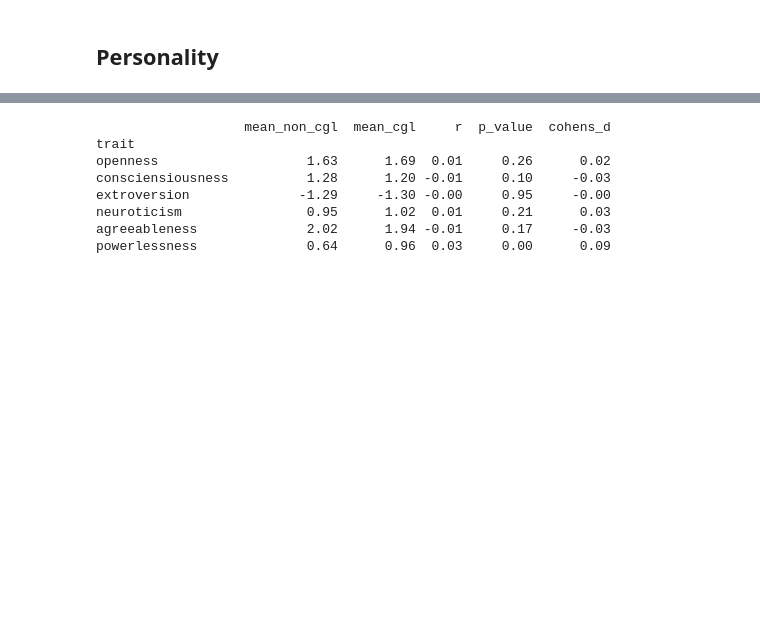
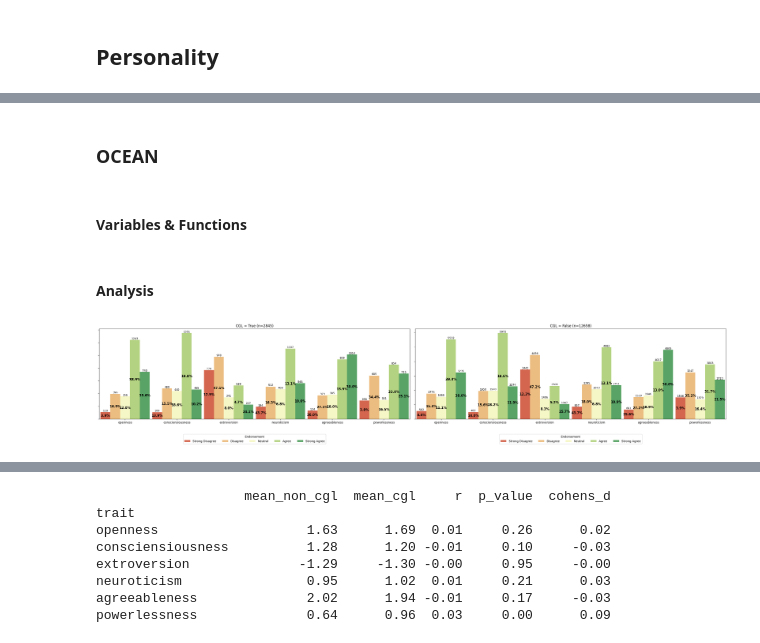
Before and after one commit to darknet-doll/BKS_survey, a Jupyter notebook: 1a_CGL_EDA.ipynb, the cells around one changed output, grey strips where cells are left out. Drawn from its saved outputs; the diff is of its cells as text; code cells hidden in the pictures; blank space fills up the shorter version.

Commit message:
Updating OCEAN EDA & organizing sections

```diff
--- a/1a_CGL_EDA.ipynb
+++ b/1a_CGL_EDA.ipynb
@@ -796,0 +701,4 @@ openness  consciensiousness  extroversion  neuroticism  agreeableness  powerless
+# %% [markdown]
+### OCEAN
+# %% [markdown]
+#### Variables & Functions
@@ -796,0 +732,57 @@ openness  consciensiousness  extroversion  neuroticism  agreeableness  powerless
+# %% [markdown]
+#### Analysis
+# %%
+fig, axes = plt.subplots(1, 2, figsize=(30, 6))
+
+for idx, (cgl_flag, ax) in enumerate([(True, axes[0]), (False, axes[1])]):
+    subset = df[df['cgl_flag'] == cgl_flag]
+    bucket_data = []
+
+    for trait in ocean_cols:
+        trait_data = subset[trait].dropna()
+
+        for score in trait_data:
+            bucket = expanded_bucket_score(score)
+            bucket_data.append({'trait': trait, 'bucket': bucket})
+
+    bucket_df = pd.DataFrame(bucket_data)
+    counts = bucket_df.groupby(['trait', 'bucket']).size().reset_index(name='count')
+
+    # Calculate percentages within each trait
+    counts['total'] = counts.groupby('trait')['count'].transform('sum')
+    counts['pct'] = (100 * counts['count'] / counts['total']).round(1)
+
+    counts['bucket'] = pd.Categorical(counts['bucket'], categories=expanded_bucket_order, ordered=True)
+    counts['trait'] = pd.Categorical(counts['trait'], categories=ocean_cols, ordered=True)
+    counts = counts.sort_values(['trait', 'bucket'])
+
+    # Plot with wider bars
+    sns.barplot(data=counts, x='trait', y='count', hue='bucket', ax=ax, palette='RdYlGn', hue_order=expanded_bucket_order, width=0.95)
+
+    # Add count + pct labels on top
+    for container in ax.containers:
+        ax.bar_label(container, fontsize=9)
+
+    # Add percentage labels in middle of bars
+    for i, (bar, pct) in enumerate(zip(ax.patches, counts['pct'])):
+        height = bar.get_height()
+        ax.text(bar.get_x() + bar.get_width() / 2, height / 2,
+                f'{pct:.1f}%',
+                ha='center', va='center', fontsize=11, fontweight='bold', color='black')
+
+    title = f'CGL = {cgl_flag} (n={len(subset)})'
+    ax.set_title(title, fontsize=12)
+    ax.set_ylabel('')
+    ax.set_xlabel('')
+    ax.set_yticklabels([])
+
+    # Center legend under title
+    if idx == 1:
+        ax.legend(title='Endorsement', bbox_to_anchor=(0.5, -0.15), loc='upper center', ncol=5)
+    else:
+        ax.legend(title='Endorsement', bbox_to_anchor=(0.5, -0.15), loc='upper center', ncol=5)
+
+plt.tight_layout()
+plt.show()
+# %% [output]
+[figure, added]
```
Also changed, not shown: parts of 24 cells of this notebook.
